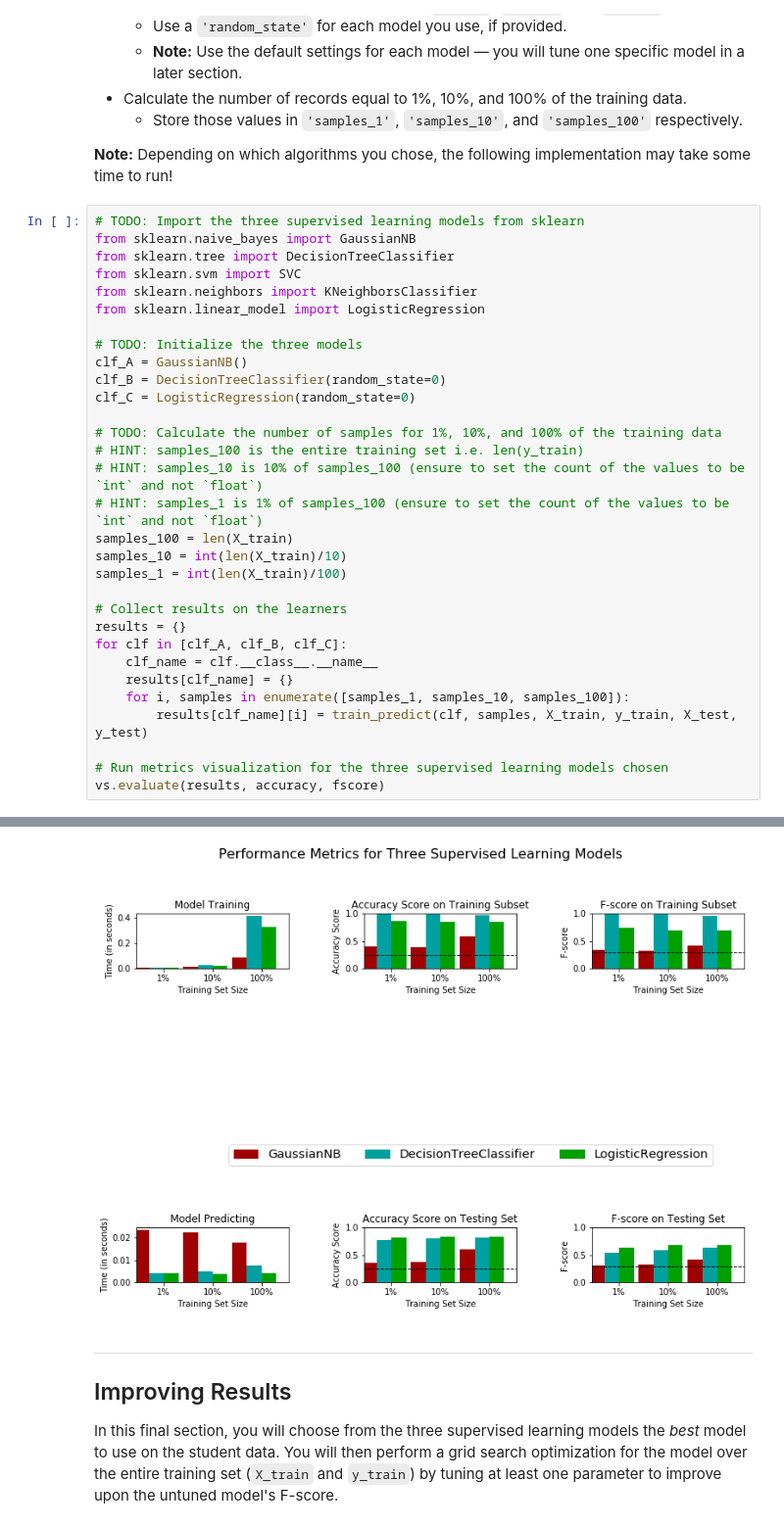
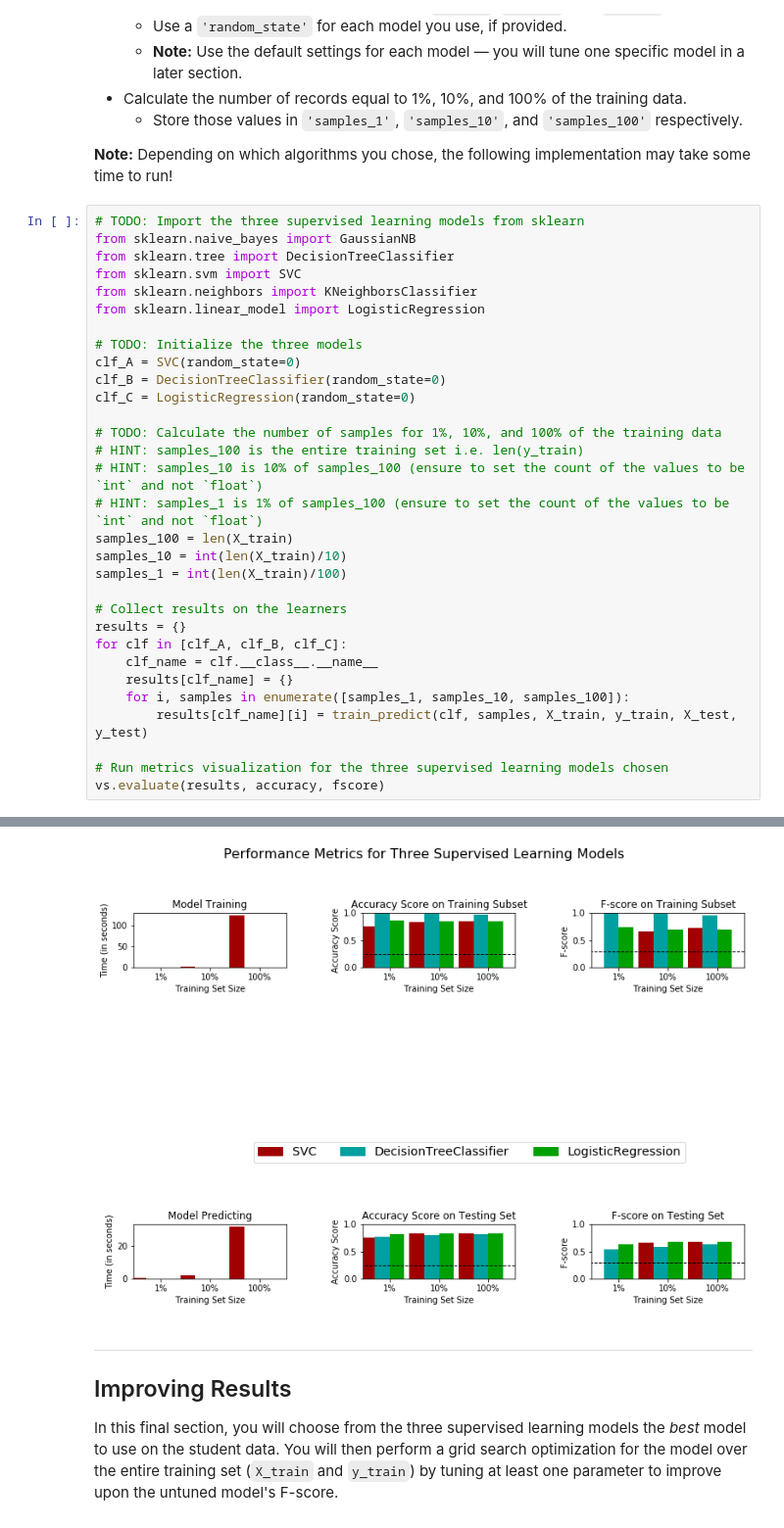
Before and after one commit to rubentrancoso/udacity-mlend-finding_donors, a Jupyter notebook: finding_donors.ipynb, the cells around one changed output, grey strips where cells are left out. Shown at 98% size. Saved outputs shown, nothing was run; the diff lists cells and outputs as text.

```diff
--- a/finding_donors.ipynb
+++ b/finding_donors.ipynb
@@ -429,7 +458,7 @@ from sklearn.neighbors import KNeighborsClassifier
 from sklearn.linear_model import LogisticRegression
 
 # TODO: Initialize the three models
-clf_A = GaussianNB()
+clf_A = SVC(random_state=0)
 clf_B = DecisionTreeClassifier(random_state=0)
 clf_C = LogisticRegression(random_state=0)
 
@@ -458,10 +487,10 @@ GaussianNB trained on 36177 samples.
 DecisionTreeClassifier trained on 361 samples.
 DecisionTreeClassifier trained on 3617 samples.
 DecisionTreeClassifier trained on 36177 samples.
 LogisticRegression trained on 361 samples.
 LogisticRegression trained on 3617 samples.
 LogisticRegression trained on 36177 samples.
-[figure, old version]
+[figure, new version]
 # %% [markdown]
 ----
 ## Improving Results
```
Also changed, not shown: parts of 7 cells of this notebook.
